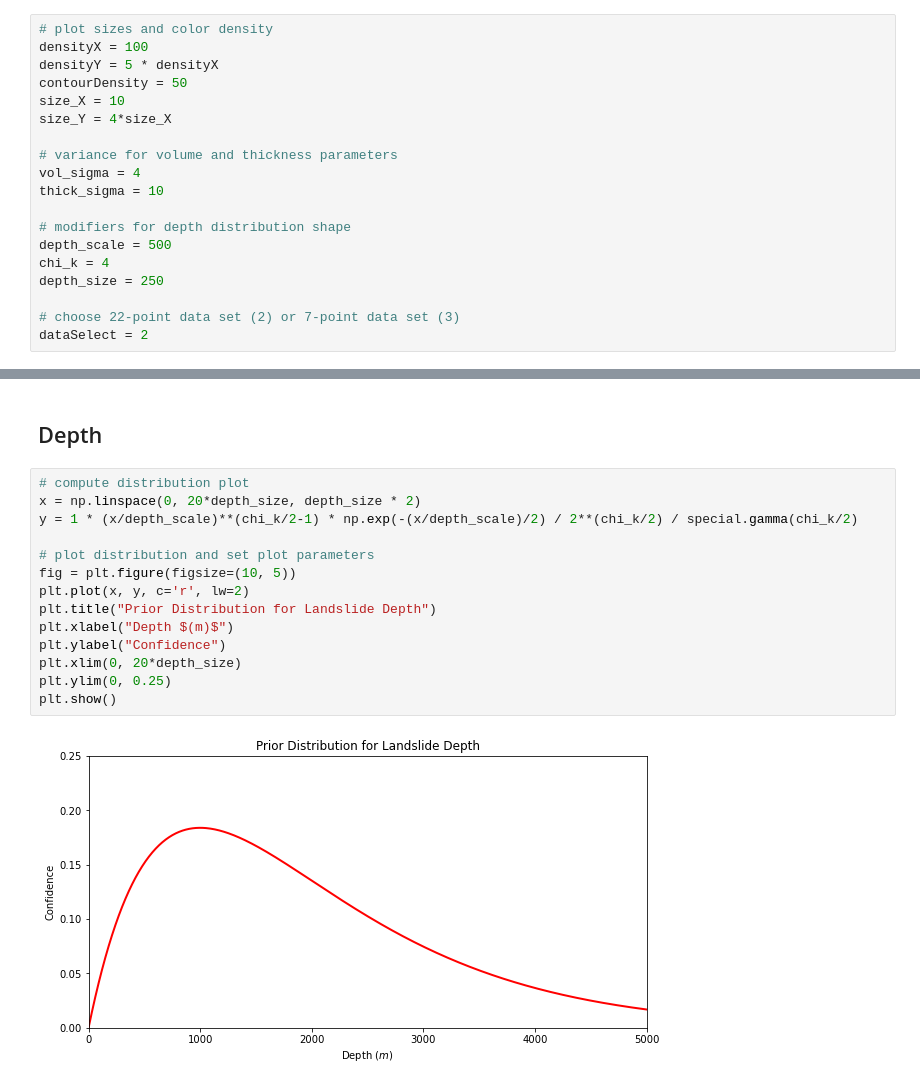
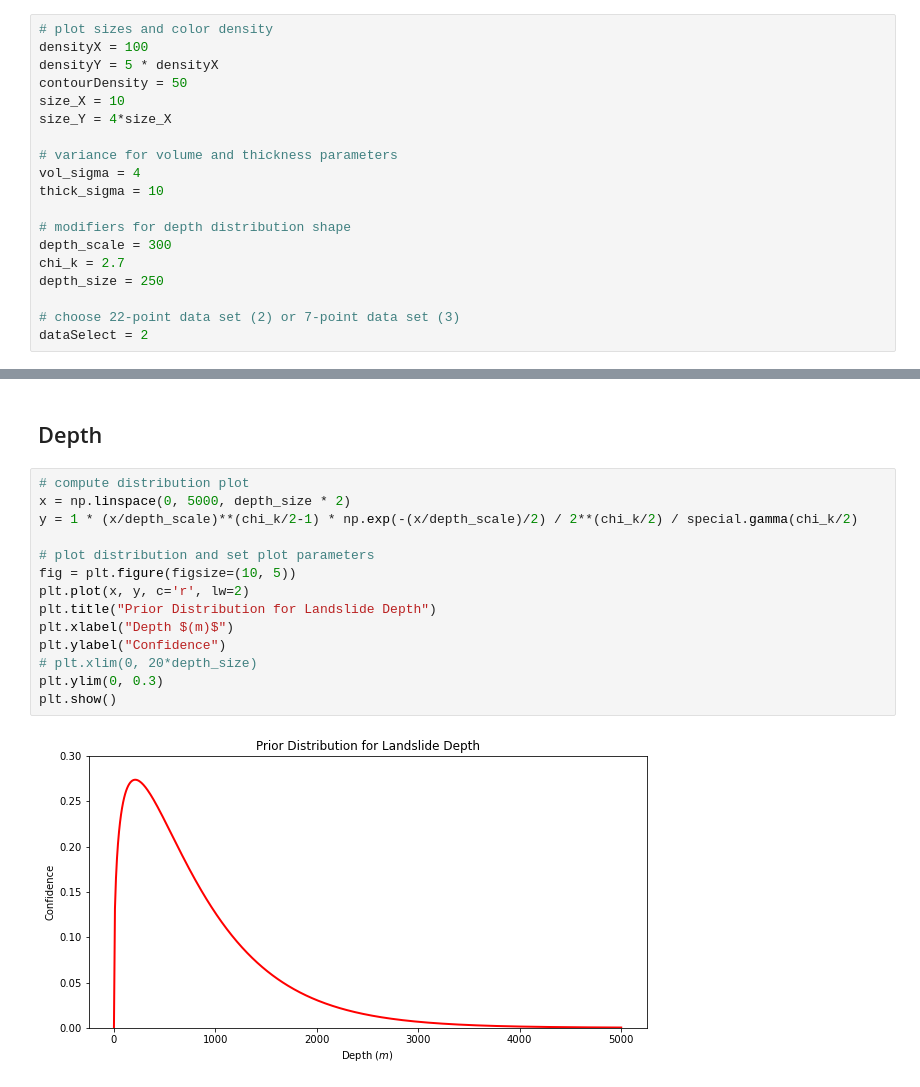
Before and after one commit to jpw37/tsunamibayes, a Jupyter notebook: landslide_priors/Landslide_Priors.ipynb, the cells around one changed output, grey strips where cells are left out. Saved outputs shown, nothing was run; the diff lists cells and outputs as text.

```diff
--- a/landslide_priors/Landslide_Priors.ipynb
+++ b/landslide_priors/Landslide_Priors.ipynb
@@ -22,8 +22,8 @@ vol_sigma = 4
 thick_sigma = 10
 
 # modifiers for depth distribution shape
-depth_scale = 500
-chi_k = 4
+depth_scale = 300
+chi_k = 2.7
 depth_size = 250
 
 # choose 22-point data set (2) or 7-point data set (3)
@@ -117,17 +131,17 @@ plt.show()
 ## Depth
 # %%
 # compute distribution plot
-x = np.linspace(0, 20*depth_size, depth_size * 2)
+x = np.linspace(0, 5000, depth_size * 2)
 y = 1 * (x/depth_scale)**(chi_k/2-1) * np.exp(-(x/depth_scale)/2) / 2**(chi_k/2) / special.gamma(chi_k/2)
 
 # plot distribution and set plot parameters
 fig = plt.figure(figsize=(10, 5))
 plt.plot(x, y, c='r', lw=2)
 plt.title("Prior Distribution for Landslide Depth")
 plt.xlabel("Depth $(m)$")
 plt.ylabel("Confidence")
-plt.xlim(0, 20*depth_size)
-plt.ylim(0, 0.25)
+# plt.xlim(0, 20*depth_size)
+plt.ylim(0, 0.3)
 plt.show()
 # %% [output]
-[figure, old version]
+[figure, new version]
```
Also changed, not shown: parts of 1 cell of this notebook, 1 other file.
